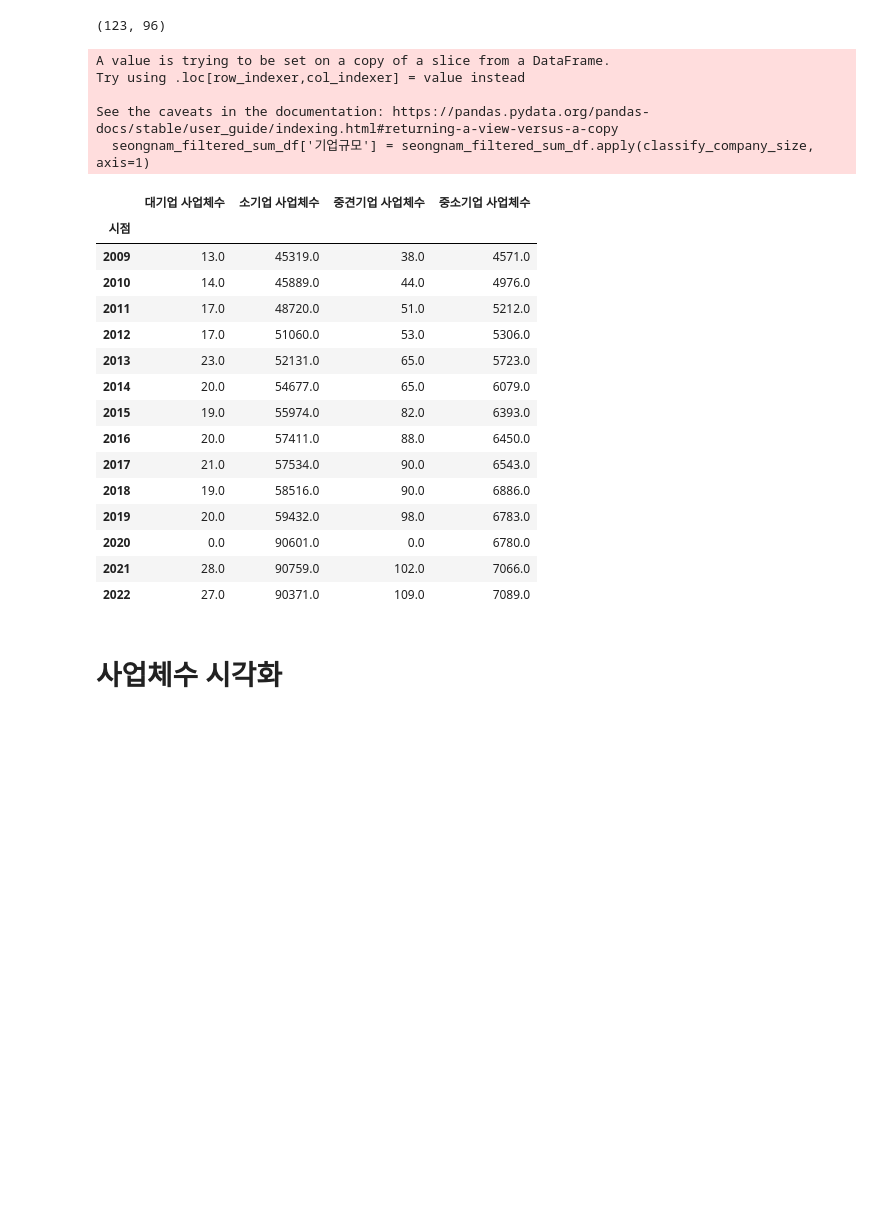
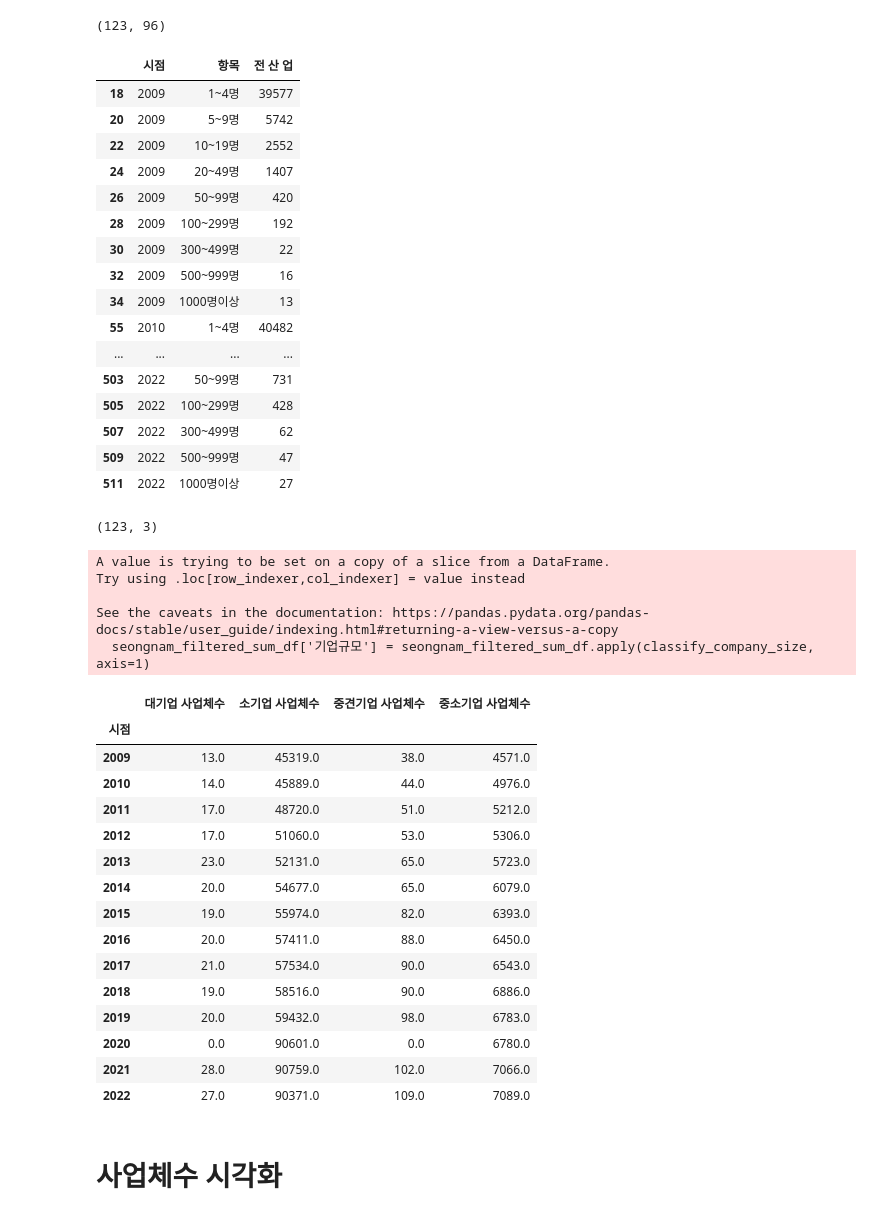
Before and after one commit to SnapishAgent/Ilsan-Investment-Insight, a Jupyter notebook: 일자리/사업체조사/고양시 산업체/goyang_work_data.ipynb, the cells around one changed output. Drawn from its saved outputs; the diff is of its cells as text; code cells hidden in the pictures; blank space fills up the shorter version.

```diff
--- a/일자리/사업체조사/고양시 산업체/goyang_work_data.ipynb
+++ b/일자리/사업체조사/고양시 산업체/goyang_work_data.ipynb
@@ -189,57 +189,75 @@ display(seongnam_filtered_df.shape)
 # 각 행의 2번째 컬럼부터 끝까지의 값을 더한 합계를 새로운 컬럼 '합계'에 추가
 seongnam_numeric_cols = seongnam_filtered_df.select_dtypes(include='number').columns
 seongnam_filtered_df['전 산 업'] = seongnam_filtered_df['전 산 업'].astype(int)
 seongnam_filtered_sum_df = seongnam_filtered_df[['시점', '항목', '전 산 업']]
 
 # # 필터링된 데이터프레임 출력
-# with pd.option_context('display.max_rows', None, 'display.max_columns', None):
-#     display(seongnam_filtered_sum_df)
-# display(seongnam_filtered_sum_df.shape)
+with pd.option_context('display.max_rows', None, 'display.max_columns', None):
+    display(seongnam_filtered_sum_df)
+display(seongnam_filtered_sum_df.shape)
 
 def classify_company_size(row):
     if row['항목'] in ['1~4명', '5~9명']:
         return '소기업'
     elif row['항목'] in ['10~19명', '20~49명', '50~99명', '100~299명']:
         return '중소기업'
     elif row['항목'] in ['300~499명', '500~999명']:
         return '중견기업'
     elif row['항목'] == '1000명이상':
         return '대기업'
     else:
         return '기타'
 
 seongnam_filtered_sum_df['기업규모'] = seongnam_filtered_sum_df.apply(classify_company_size, axis=1)
 
 # 연도별 기업규모별 전 산 업 인원 합계 구하기
 seongnam_company_size_sum = seongnam_filtered_sum_df.groupby(['시점', '기업규모'])['전 산 업'].sum().unstack().fillna(0)
 
 # 컬럼 이름 변경
 seongnam_company_size_sum.columns = [f'{col} 사업체수' for col in seongnam_company_size_sum.columns]
 
 # 결과 출력
 display(seongnam_company_size_sum)
 # %% [output]
+|  | 시점 | 항목 | 전 산 업 |
+| 18 | 2009 | 1~4명 | 39577 |
+| 20 | 2009 | 5~9명 | 5742 |
+| 22 | 2009 | 10~19명 | 2552 |
+| 24 | 2009 | 20~49명 | 1407 |
+| 26 | 2009 | 50~99명 | 420 |
+| 28 | 2009 | 100~299명 | 192 |
+| 30 | 2009 | 300~499명 | 22 |
+| 32 | 2009 | 500~999명 | 16 |
+| 34 | 2009 | 1000명이상 | 13 |
+| 55 | 2010 | 1~4명 | 40482 |
+| ... | ... | ... | ... |
+| 503 | 2022 | 50~99명 | 731 |
+| 505 | 2022 | 100~299명 | 428 |
+| 507 | 2022 | 300~499명 | 62 |
+| 509 | 2022 | 500~999명 | 47 |
+| 511 | 2022 | 1000명이상 | 27 |
-A value is trying to be set on a copy of a slice from a DataFrame.
-Try using .loc[row_indexer,col_indexer] = value instead
-
-See the caveats in the documentation: https://pandas.pydata.org/pandas-docs/stable/user_guide/indexing.html#returning-a-view-versus-a-copy
-  seongnam_filtered_sum_df['기업규모'] = seongnam_filtered_sum_df.apply(classify_company_size, axis=1)
+(123, 3)
-|  | 대기업 사업체수 | 소기업 사업체수 | 중견기업 사업체수 | 중소기업 사업체수 |
-| 시점 |  |  |  |  |
-| 2009 | 13.0 | 45319.0 | 38.0 | 4571.0 |
-| 2010 | 14.0 | 45889.0 | 44.0 | 4976.0 |
-| 2011 | 17.0 | 48720.0 | 51.0 | 5212.0 |
-| 2012 | 17.0 | 51060.0 | 53.0 | 5306.0 |
-| 2013 | 23.0 | 52131.0 | 65.0 | 5723.0 |
-| 2014 | 20.0 | 54677.0 | 65.0 | 6079.0 |
-| 2015 | 19.0 | 55974.0 | 82.0 | 6393.0 |
-| 2016 | 20.0 | 57411.0 | 88.0 | 6450.0 |
-| 2017 | 21.0 | 57534.0 | 90.0 | 6543.0 |
-| 2018 | 19.0 | 58516.0 | 90.0 | 6886.0 |
-| 2019 | 20.0 | 59432.0 | 98.0 | 6783.0 |
-| 2020 | 0.0 | 90601.0 | 0.0 | 6780.0 |
-| 2021 | 28.0 | 90759.0 | 102.0 | 7066.0 |
-| 2022 | 27.0 | 90371.0 | 109.0 | 7089.0 |
+A value is trying to be set on a copy of a slice from a DataFrame.
+Try using .loc[row_indexer,col_indexer] = value instead
+
+See the caveats in the documentation: https://pandas.pydata.org/pandas-docs/stable/user_guide/indexing.html#returning-a-view-versus-a-copy
+  seongnam_filtered_sum_df['기업규모'] = seongnam_filtered_sum_df.apply(classify_company_size, axis=1)
+|  | 대기업 사업체수 | 소기업 사업체수 | 중견기업 사업체수 | 중소기업 사업체수 |
+| 시점 |  |  |  |  |
+| 2009 | 13.0 | 45319.0 | 38.0 | 4571.0 |
+| 2010 | 14.0 | 45889.0 | 44.0 | 4976.0 |
+| 2011 | 17.0 | 48720.0 | 51.0 | 5212.0 |
+| 2012 | 17.0 | 51060.0 | 53.0 | 5306.0 |
+| 2013 | 23.0 | 52131.0 | 65.0 | 5723.0 |
+| 2014 | 20.0 | 54677.0 | 65.0 | 6079.0 |
+| 2015 | 19.0 | 55974.0 | 82.0 | 6393.0 |
+| 2016 | 20.0 | 57411.0 | 88.0 | 6450.0 |
+| 2017 | 21.0 | 57534.0 | 90.0 | 6543.0 |
+| 2018 | 19.0 | 58516.0 | 90.0 | 6886.0 |
+| 2019 | 20.0 | 59432.0 | 98.0 | 6783.0 |
+| 2020 | 0.0 | 90601.0 | 0.0 | 6780.0 |
+| 2021 | 28.0 | 90759.0 | 102.0 | 7066.0 |
+| 2022 | 27.0 | 90371.0 | 109.0 | 7089.0 |
 # %% [markdown]
 # 사업체수 시각화
 # %%
```
Also changed, not shown: 2 other files.
